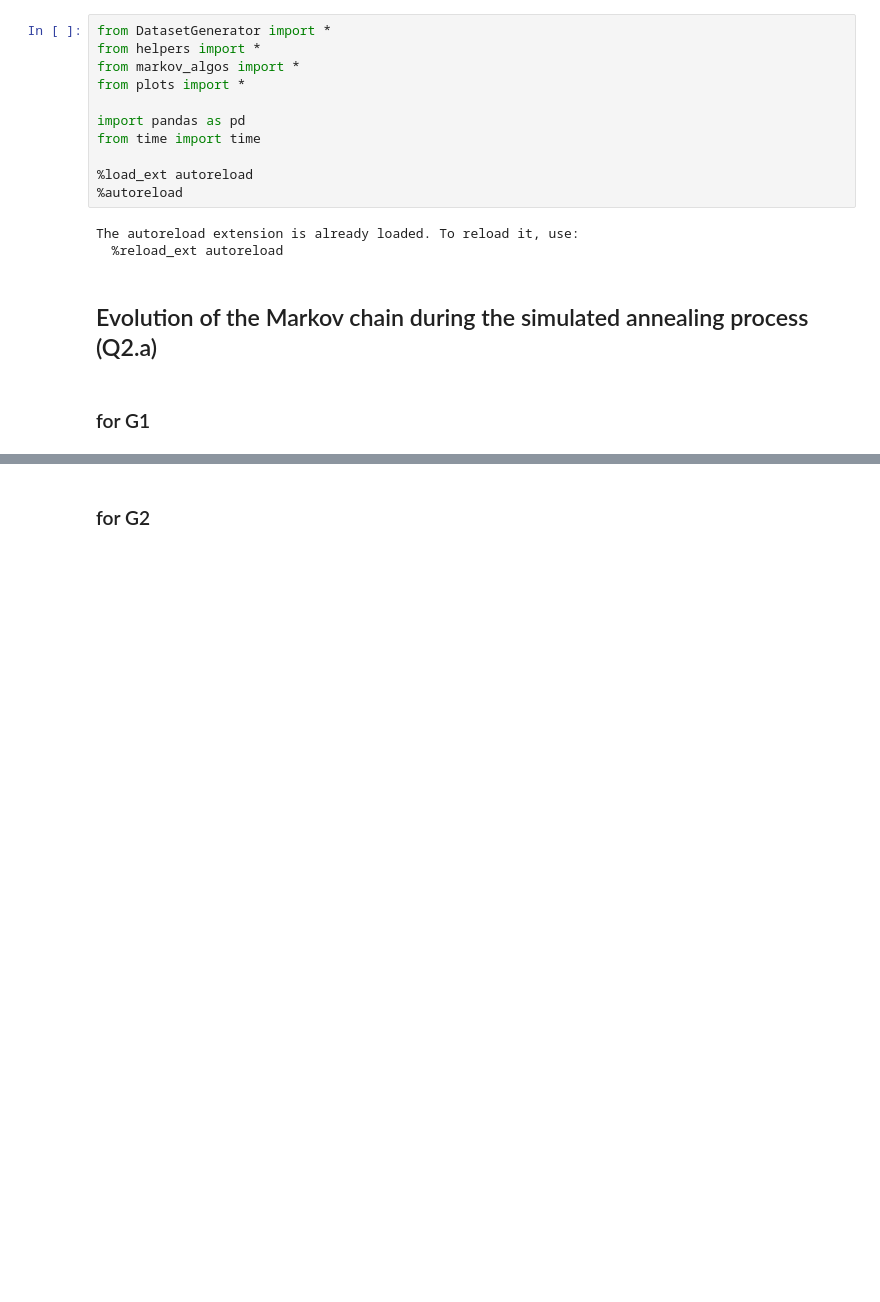
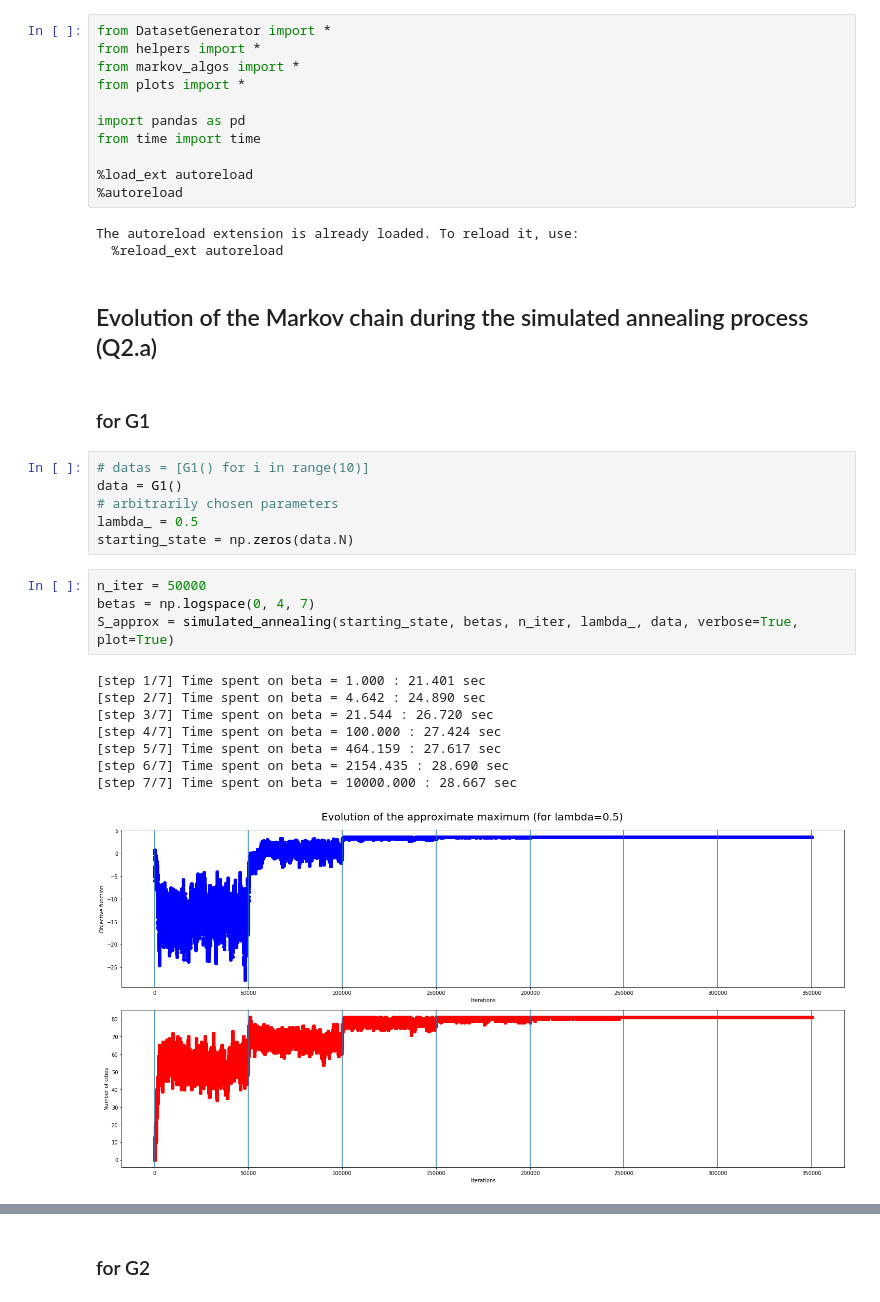
Before and after one commit to riccardocadei/Metropolis-Hastings-for-optimization, a Jupyter notebook: NewMain_anita.ipynb, the cells around one changed output, grey strips where cells are left out. Cells and saved outputs as stored; diff of their text form; blank space fills up the shorter version.

```diff
--- a/NewMain_anita.ipynb
+++ b/NewMain_anita.ipynb
@@ -16,3 +16,22 @@ The autoreload extension is already loaded. To reload it, use:
 ## Evolution of the Markov chain during the simulated annealing process (Q2.a)
 # %% [markdown]
 ### for G1
+# %%
+# datas = [G1() for i in range(10)]
+data = G1()
+# arbitrarily chosen parameters
+lambda_ = 0.5
+starting_state = np.zeros(data.N)
+# %%
+n_iter = 50000
+betas = np.logspace(0, 4, 7)
+S_approx = simulated_annealing(starting_state, betas, n_iter, lambda_, data, verbose=True, plot=True)
+# %% [output]
+[step 1/7] Time spent on beta = 1.000 : 21.401 sec
+[step 2/7] Time spent on beta = 4.642 : 24.890 sec
+[step 3/7] Time spent on beta = 21.544 : 26.720 sec
+[step 4/7] Time spent on beta = 100.000 : 27.424 sec
+[step 5/7] Time spent on beta = 464.159 : 27.617 sec
+[step 6/7] Time spent on beta = 2154.435 : 28.690 sec
+[step 7/7] Time spent on beta = 10000.000 : 28.667 sec
+[figure, added]
```
Also changed, not shown: parts of 12 cells of this notebook, 2 other files.
